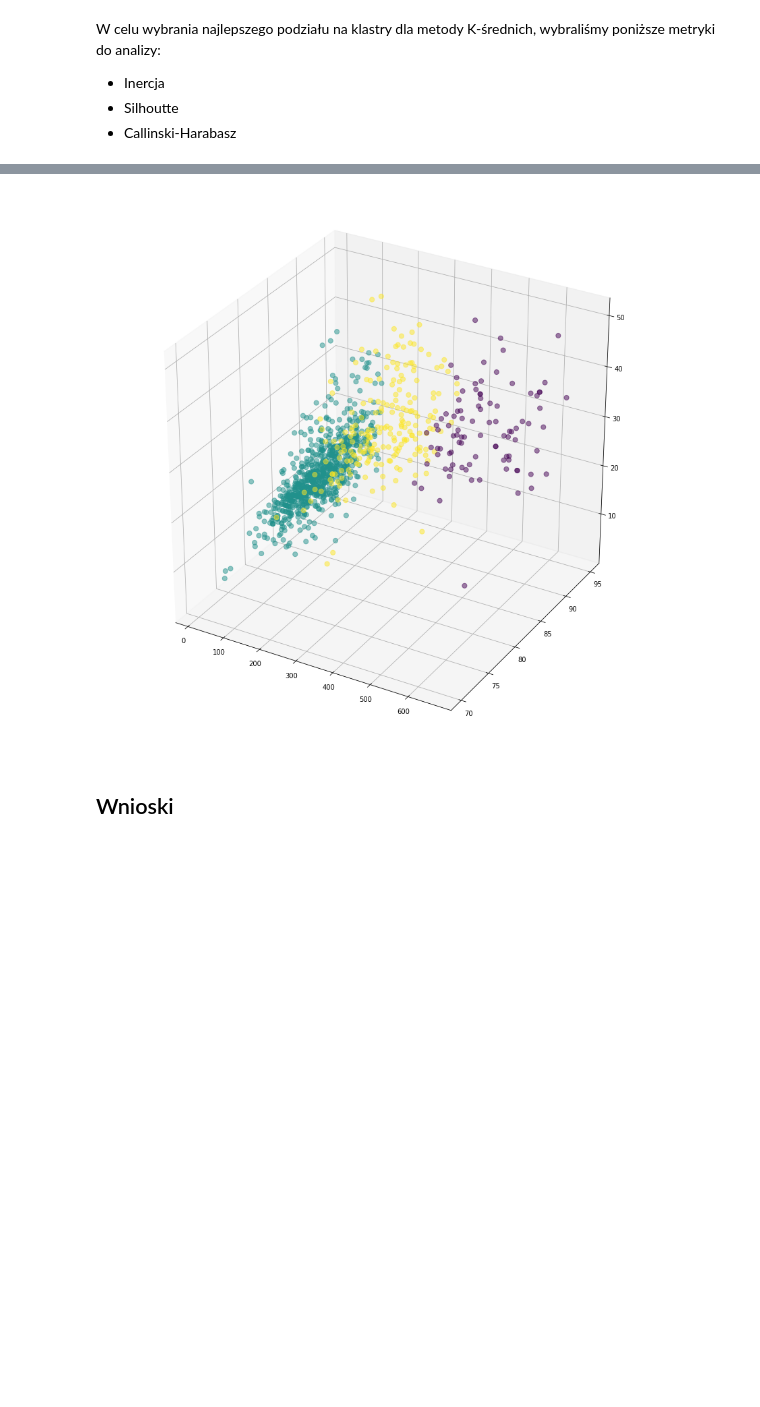
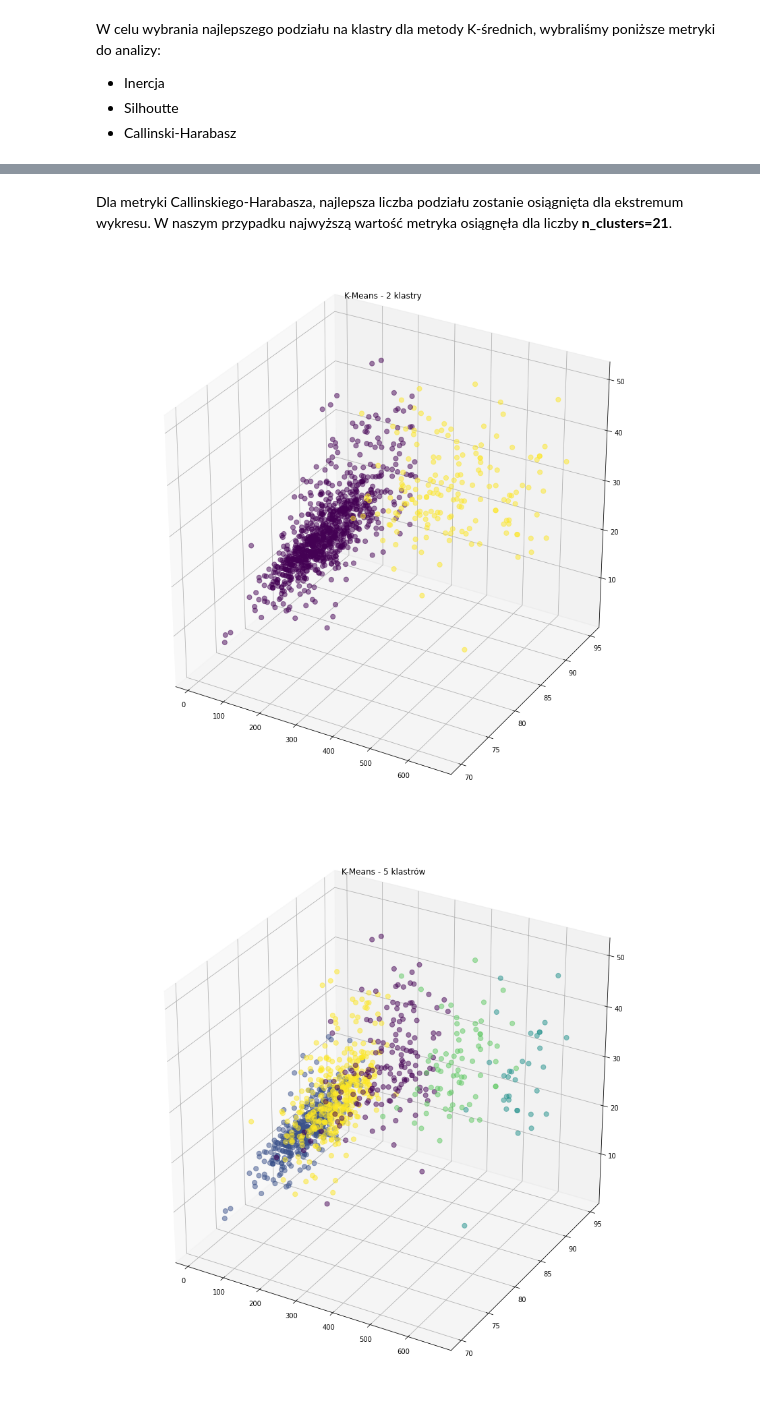
Before and after one commit to lynxoo/ue-wroc-sad, a Jupyter notebook: SAD.ipynb, the cells around one changed output, grey strips where cells are left out. Drawn from its saved outputs; the diff is of its cells as text; code cells hidden in the pictures; blank space fills up the shorter version.

```diff
--- a/SAD.ipynb
+++ b/SAD.ipynb
@@ -490,9 +503,23 @@ plt.show()
-# %%
-kmeans = KMeans(n_clusters=3).fit(clustering_data)
-threedee = plt.figure(figsize=(15,15)).gca(projection='3d')
-threedee.scatter(scotch['price'], scotch['review.point'], scotch['age'], c= kmeans.labels_.astype(float), s=50, alpha=0.5)
-plt.show()
-# %% [output]
-[figure, removed]
-# %% [markdown]
-## Wnioski
+# %% [markdown]
+Dla metryki Callinskiego-Harabasza, najlepsza liczba podziału zostanie osiągnięta dla ekstremum wykresu. W naszym przypadku najwyższą wartość metryka osiągnęła dla liczby **n_clusters=21**.
+# %%
+kmeans = KMeans(n_clusters=2).fit(clustering_data)
+threedee = plt.figure(figsize=(15,15)).gca(projection='3d')
+threedee.scatter(scotch['price'], scotch['review.point'], scotch['age'], c= kmeans.labels_.astype(float), s=50, alpha=0.5)
+plt.title('K-Means - 2 klastry')
+plt.show()
+
+kmeans = KMeans(n_clusters=5).fit(clustering_data)
+threedee = plt.figure(figsize=(15,15)).gca(projection='3d')
+threedee.scatter(scotch['price'], scotch['review.point'], scotch['age'], c= kmeans.labels_.astype(float), s=50, alpha=0.5)
+plt.title('K-Means - 5 klastrów')
+plt.show()
+
+kmeans = KMeans(n_clusters=21).fit(clustering_data)
+threedee = plt.figure(figsize=(15,15)).gca(projection='3d')
+threedee.scatter(scotch['price'], scotch['review.point'], scotch['age'], c= kmeans.labels_.astype(float), s=50, alpha=0.5)
+plt.title('K-Means - 21 klastrów')
+plt.show()
+# %% [output]
+[figure, added]
+[figure, added]
```
Also changed, not shown: parts of 14 cells of this notebook.
